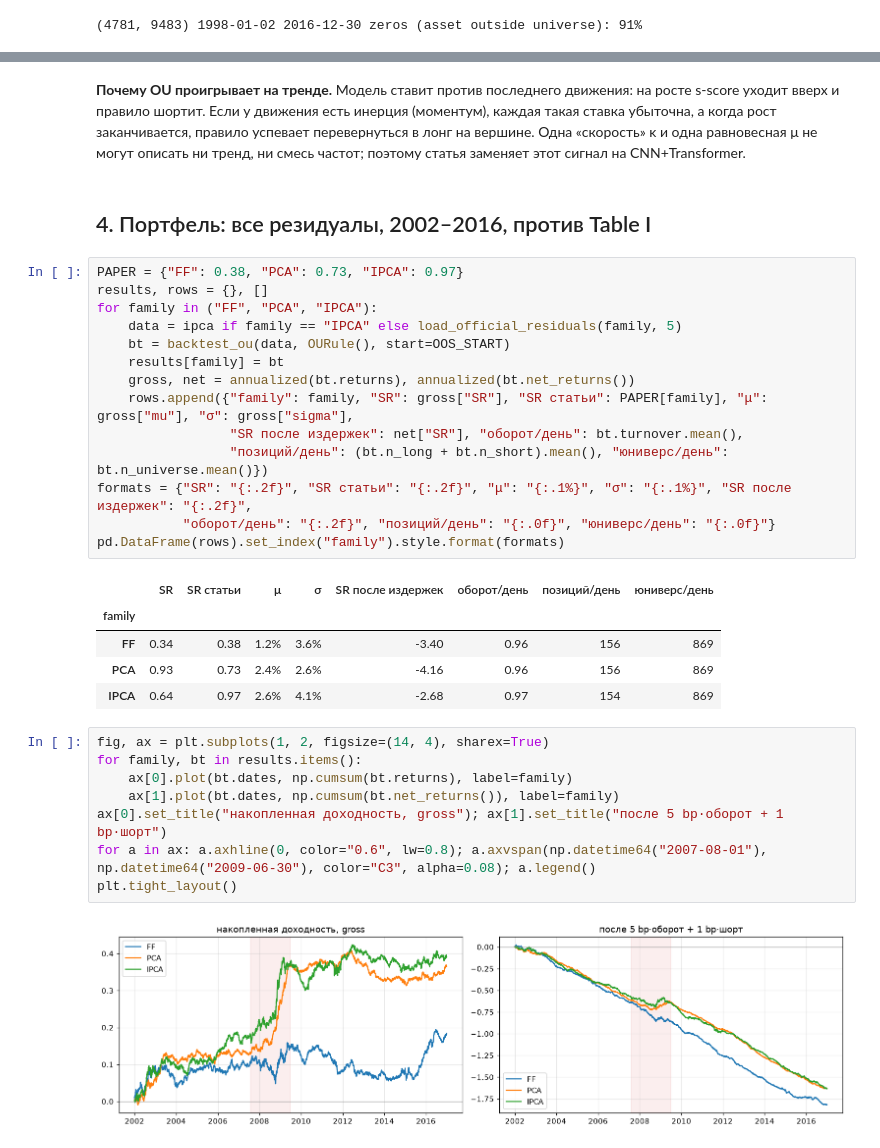
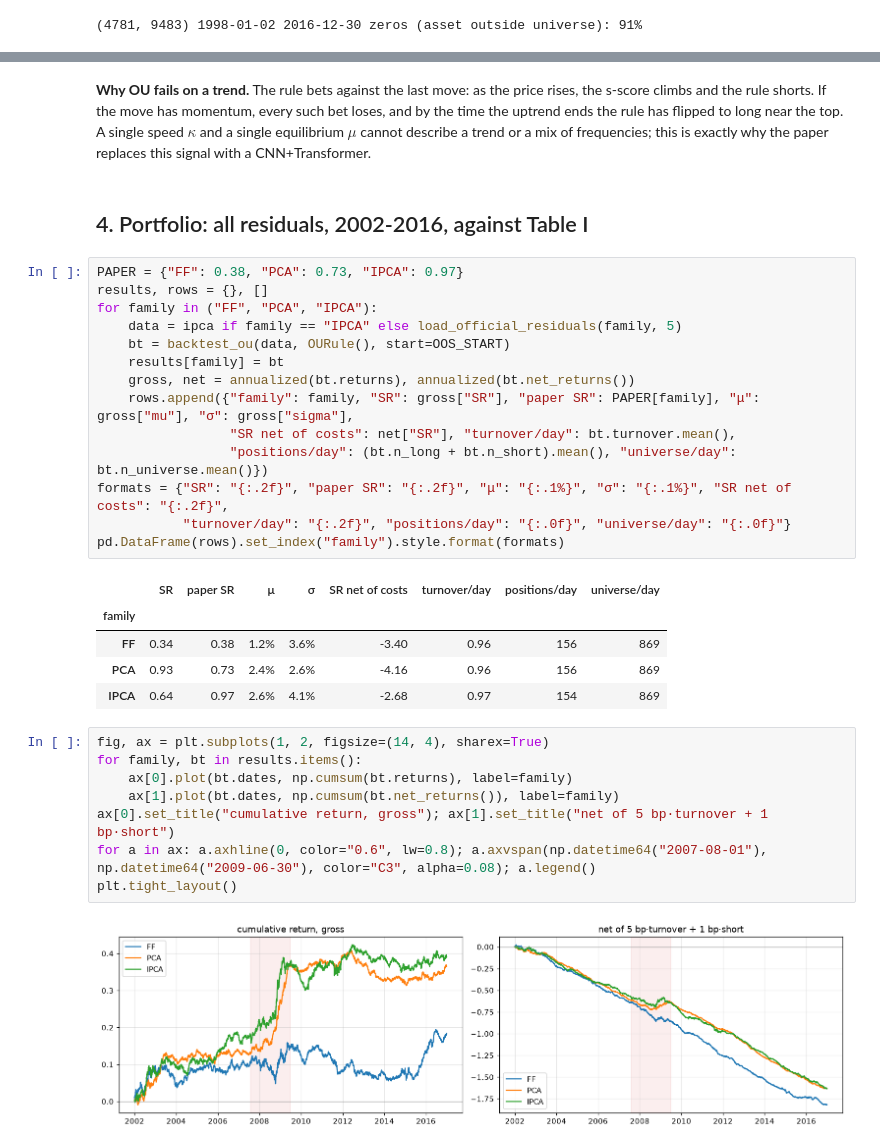
Before and after one commit to bani2016up/deep-learning-statistical-arbitrage, a Jupyter notebook: notebooks/ou_threshold.ipynb, the cells around one changed output, grey strips where cells are left out. Cells and saved outputs as stored; diff of their text form.

```diff
--- a/notebooks/ou_threshold.ipynb
+++ b/notebooks/ou_threshold.ipynb
@@ -114,7 +114,7 @@ four_panels(1726, "2002-06-24", "Колебания")
-# %% [markdown]
-**Почему OU проигрывает на тренде.** Модель ставит против последнего движения: на росте s-score уходит вверх и правило шортит. Если у движения есть инерция (моментум), каждая такая ставка убыточна, а когда рост заканчивается, правило успевает перевернуться в лонг на вершине. Одна «скорость» κ и одна равновесная μ не могут описать ни тренд, ни смесь частот; поэтому статья заменяет этот сигнал на CNN+Transformer.
+# %% [markdown]
+**Why OU fails on a trend.** The rule bets against the last move: as the price rises, the s-score climbs and the rule shorts. If the move has momentum, every such bet loses, and by the time the uptrend ends the rule has flipped to long near the top. A single speed $\kappa$ and a single equilibrium $\mu$ cannot describe a trend or a mix of frequencies; this is exactly why the paper replaces this signal with a CNN+Transformer.
 # %% [markdown]
-## 4. Портфель: все резидуалы, 2002–2016, против Table I
+## 4. Portfolio: all residuals, 2002-2016, against Table I
 # %%
 PAPER = {"FF": 0.38, "PCA": 0.73, "IPCA": 0.97}
 results, rows = {}, []
@@ -123,14 +123,14 @@ for family in ("FF", "PCA", "IPCA"):
     bt = backtest_ou(data, OURule(), start=OOS_START)
     results[family] = bt
     gross, net = annualized(bt.returns), annualized(bt.net_returns())
-    rows.append({"family": family, "SR": gross["SR"], "SR статьи": PAPER[family], "μ": gross["mu"], "σ": gross["sigma"],
-                 "SR после издержек": net["SR"], "оборот/день": bt.turnover.mean(),
-                 "позиций/день": (bt.n_long + bt.n_short).mean(), "юниверс/день": bt.n_universe.mean()})
-formats = {"SR": "{:.2f}", "SR статьи": "{:.2f}", "μ": "{:.1%}", "σ": "{:.1%}", "SR после издержек": "{:.2f}",
-           "оборот/день": "{:.2f}", "позиций/день": "{:.0f}", "юниверс/день": "{:.0f}"}
+    rows.append({"family": family, "SR": gross["SR"], "paper SR": PAPER[family], "μ": gross["mu"], "σ": gross["sigma"],
+                 "SR net of costs": net["SR"], "turnover/day": bt.turnover.mean(),
+                 "positions/day": (bt.n_long + bt.n_short).mean(), "universe/day": bt.n_universe.mean()})
+formats = {"SR": "{:.2f}", "paper SR": "{:.2f}", "μ": "{:.1%}", "σ": "{:.1%}", "SR net of costs": "{:.2f}",
+           "turnover/day": "{:.2f}", "positions/day": "{:.0f}", "universe/day": "{:.0f}"}
 pd.DataFrame(rows).set_index("family").style.format(formats)
 # %% [output]
-|  | SR | SR статьи | μ | σ | SR после издержек | оборот/день | позиций/день | юниверс/день |
+|  | SR | paper SR | μ | σ | SR net of costs | turnover/day | positions/day | universe/day |
 | family |  |  |  |  |  |  |  |  |
 | FF | 0.34 | 0.38 | 1.2% | 3.6% | -3.40 | 0.96 | 156 | 869 |
 | PCA | 0.93 | 0.73 | 2.4% | 2.6% | -4.16 | 0.96 | 156 | 869 |
@@ -138,10 +138,10 @@ pd.DataFrame(rows).set_index("family").style.format(formats)
 # %%
 fig, ax = plt.subplots(1, 2, figsize=(14, 4), sharex=True)
 for family, bt in results.items():
     ax[0].plot(bt.dates, np.cumsum(bt.returns), label=family)
     ax[1].plot(bt.dates, np.cumsum(bt.net_returns()), label=family)
-ax[0].set_title("накопленная доходность, gross"); ax[1].set_title("после 5 bp·оборот + 1 bp·шорт")
+ax[0].set_title("cumulative return, gross"); ax[1].set_title("net of 5 bp·turnover + 1 bp·short")
 for a in ax: a.axhline(0, color="0.6", lw=0.8); a.axvspan(np.datetime64("2007-08-01"), np.datetime64("2009-06-30"), color="C3", alpha=0.08); a.legend()
 plt.tight_layout()
 # %% [output]
-[figure, old version]
+[figure, new version]
```
Also changed, not shown: parts of 10 cells of this notebook.
